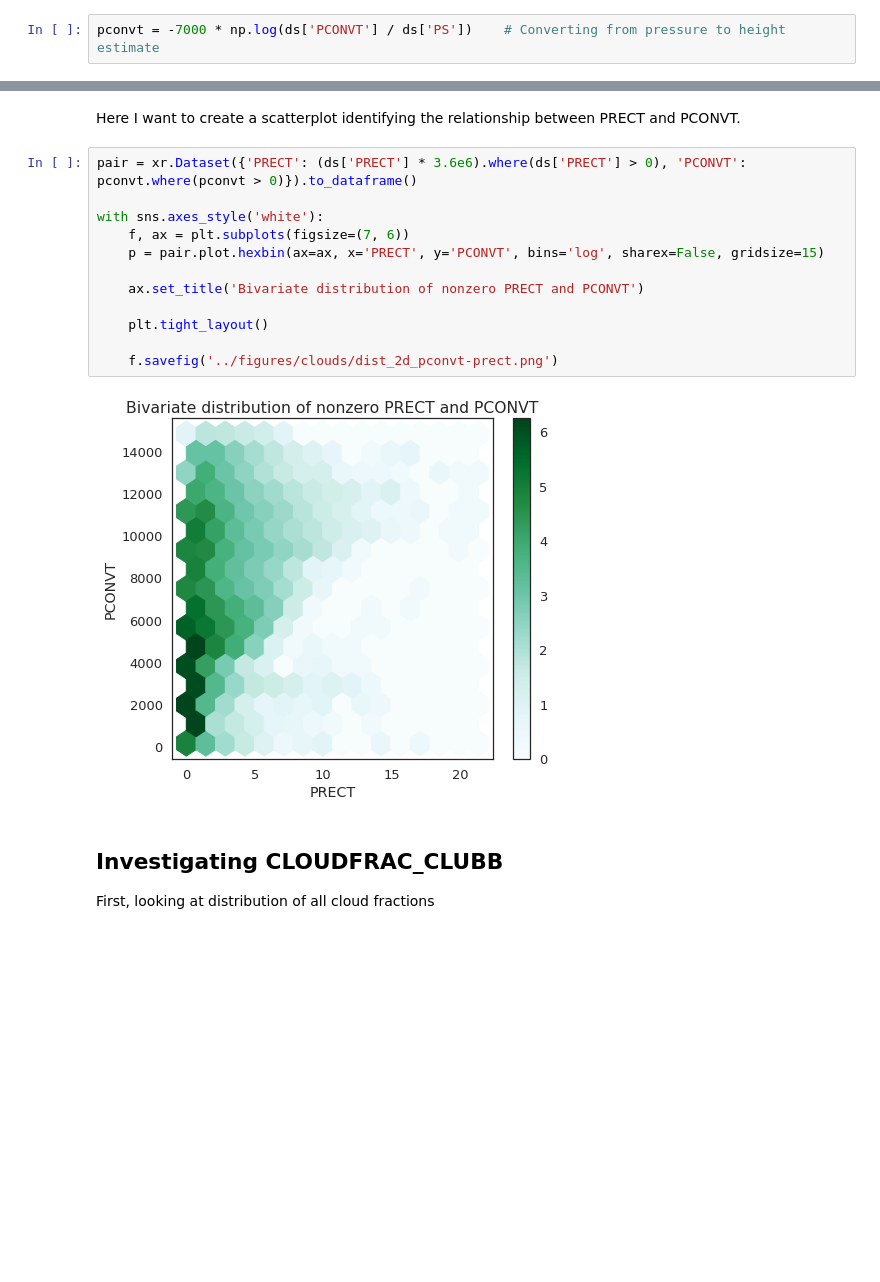
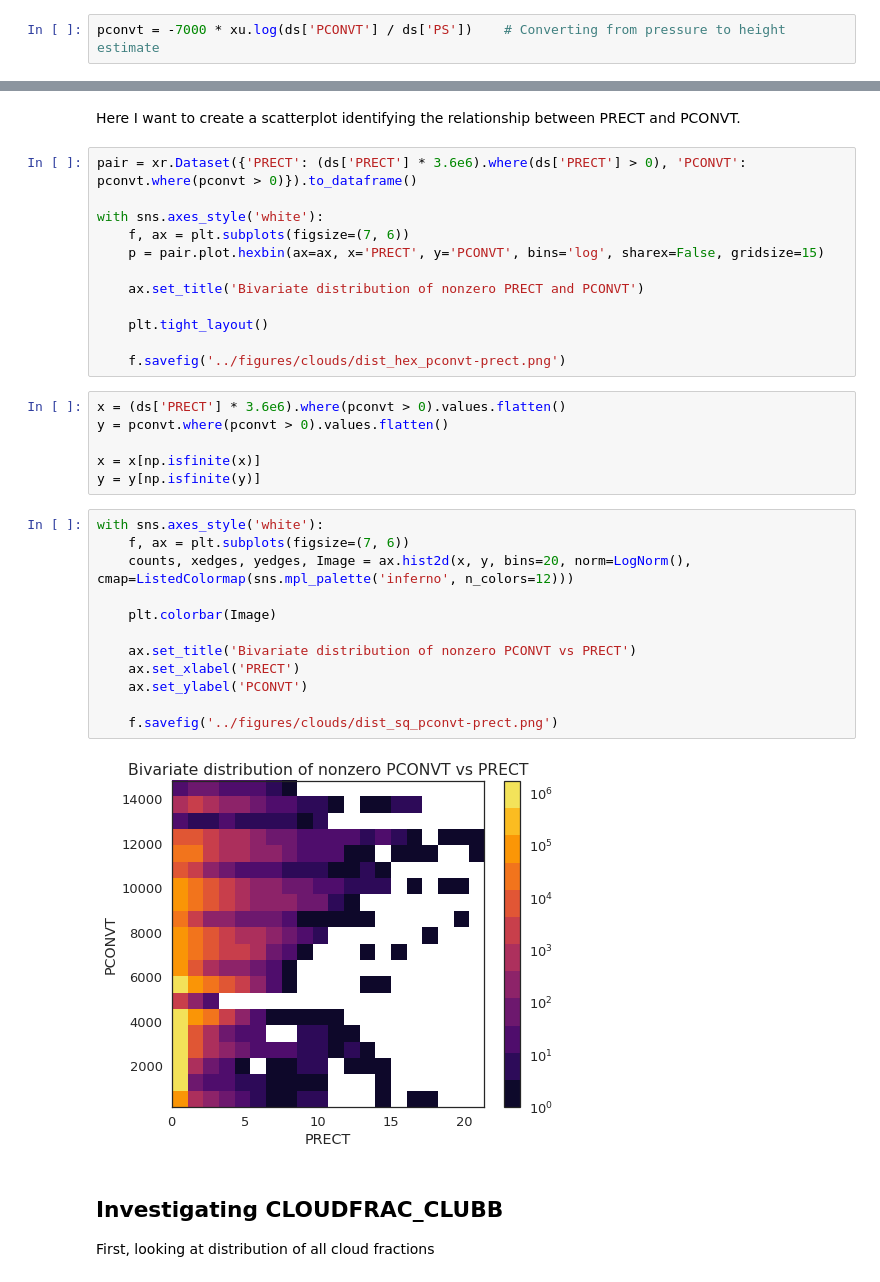
Before and after one commit to dcamron/ncar-gwdst, a Jupyter notebook: notebooks/clouds.ipynb, the cells around one changed output, grey strips where cells are left out. Cells and saved outputs as stored; diff of their text form; blank space fills up the shorter version.

Commit message:
Added square 2D histogram with discrete cmap.

```diff
--- a/notebooks/clouds.ipynb
+++ b/notebooks/clouds.ipynb
@@ -49,7 +51,7 @@ Data variables:
 # %% [markdown]
 ## Distributions of PCONVT
 # %%
-pconvt = -7000 * np.log(ds['PCONVT'] / ds['PS'])    # Converting from pressure to height estimate
+pconvt = -7000 * xu.log(ds['PCONVT'] / ds['PS'])    # Converting from pressure to height estimate
 # %%
 f, ax = plt.subplots(figsize=(7,6))
 
@@ -94,9 +96,27 @@ with sns.axes_style('white'):
 
     plt.tight_layout()
 
-    f.savefig('../figures/clouds/dist_2d_pconvt-prect.png')
+    f.savefig('../figures/clouds/dist_hex_pconvt-prect.png')
-# %% [output]
-[figure, removed]
+# %%
+x = (ds['PRECT'] * 3.6e6).where(pconvt > 0).values.flatten()
+y = pconvt.where(pconvt > 0).values.flatten()
+
+x = x[np.isfinite(x)]
+y = y[np.isfinite(y)]
+# %%
+with sns.axes_style('white'):
+    f, ax = plt.subplots(figsize=(7, 6))
+    counts, xedges, yedges, Image = ax.hist2d(x, y, bins=20, norm=LogNorm(), cmap=ListedColormap(sns.mpl_palette('inferno', n_colors=12)))
+
+    plt.colorbar(Image)
+
+    ax.set_title('Bivariate distribution of nonzero PCONVT vs PRECT')
+    ax.set_xlabel('PRECT')
+    ax.set_ylabel('PCONVT')
+
+    f.savefig('../figures/clouds/dist_sq_pconvt-prect.png')
+# %% [output]
+[figure, added]
 # %% [markdown]
 ## Investigating CLOUDFRAC_CLUBB
 First, looking at distribution of all cloud fractions
```
Also changed, not shown: parts of 1 cell of this notebook, 2 other files.
